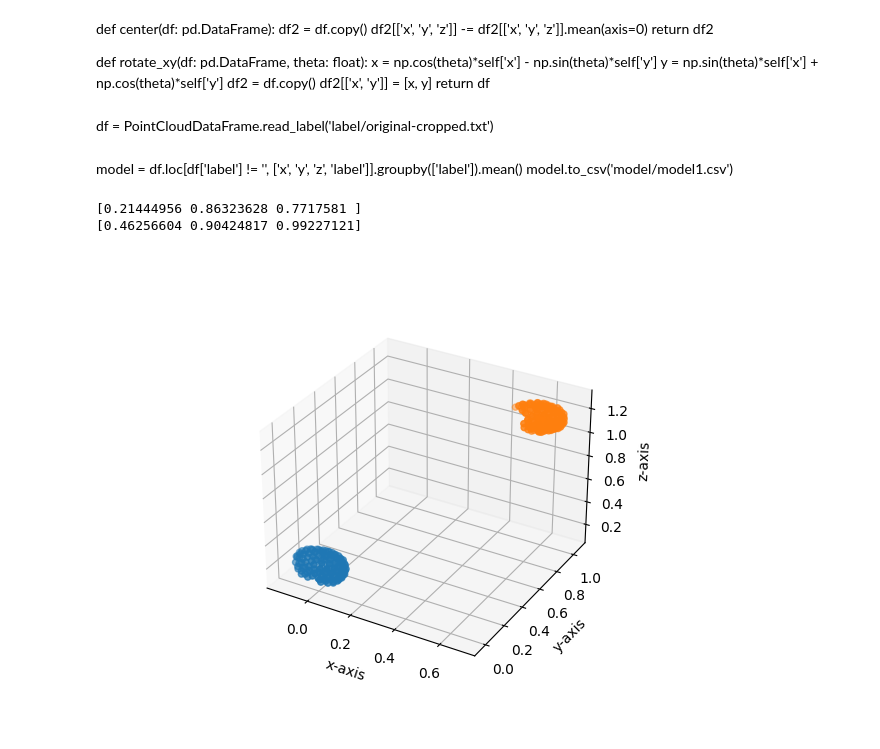
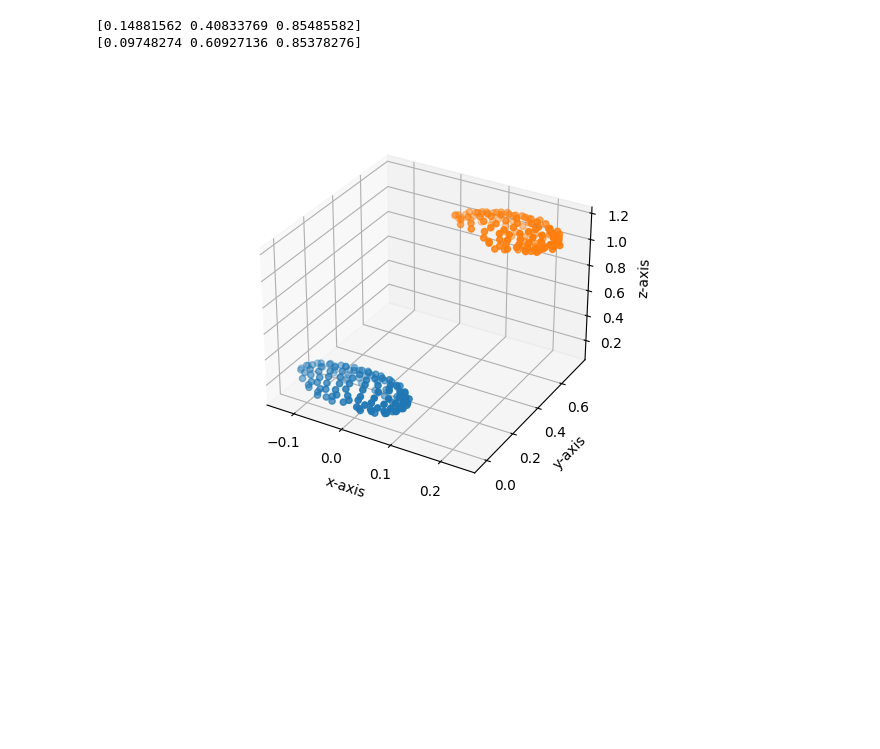
Before and after one commit to nmuscolino/CS495_EEG_Visualization, a Jupyter notebook: BackendCode/structure.ipynb, the cells around one changed output. Saved outputs shown, nothing was run; the diff lists cells and outputs as text; code cells hidden in the pictures; blank space fills up the shorter version.

```diff
--- a/BackendCode/structure.ipynb
+++ b/BackendCode/structure.ipynb
@@ -12,50 +13,34 @@ from itertools import count
 from PointCloudDataFrame import PointCloudDataFrame
-# %% [markdown]
-def center(df: pd.DataFrame):
-    df2 = df.copy()
-    df2[['x', 'y', 'z']] -= df2[['x', 'y', 'z']].mean(axis=0)
-    return df2
-
-def rotate_xy(df: pd.DataFrame, theta: float):
-    x = np.cos(theta)*self['x'] - np.sin(theta)*self['y']
-    y = np.sin(theta)*self['x'] + np.cos(theta)*self['y']
-    df2 = df.copy()
-    df2[['x', 'y']] = [x, y]
-    return df
-# %% [markdown]
-df = PointCloudDataFrame.read_label('label/original-cropped.txt')
-# %% [markdown]
-model = df.loc[df['label'] != '', ['x', 'y', 'z', 'label']].groupby(['label']).mean()
-model.to_csv('model/model1.csv')
 # %%
-fix = pd.read_csv('model/model1.csv', index_col='label').to_numpy()
+fix = pd.read_csv('model/model1.csv', index_col='label')
 # %%
 theta = np.random.rand(3)
 print(theta)
 offset = np.random.rand(3)
 print(offset)
 
-mov = Rotation.from_rotvec(theta).apply(fix)
-# mov = fix.copy()
-mov += offset
-mov += (np.random.rand(*mov.shape)-0.5)/250
+mov = fix.sample(frac=1, random_state=1)
+correct_labels = mov.index
+mov = Rotation.from_rotvec(theta).apply(mov) + offset
+mov += (np.random.rand(*mov.shape)-0.5)/100
+mov = pd.DataFrame(mov, columns=['x', 'y', 'z'])
 # %% [output]
-[0.21444956 0.86323628 0.7717581 ]
-[0.46256604 0.90424817 0.99227121]
+[0.14881562 0.40833769 0.85485582]
+[0.09748274 0.60927136 0.85378276]
 # %%
 fig = plt.figure()
 ax = plt.axes(projection='3d')
 
-ax.scatter(fix[:,0], fix[:,1], fix[:,2])
-ax.scatter(mov[:,0], mov[:,1], mov[:,2])
+ax.scatter(fix['x'], fix['y'], fix['z'])
+ax.scatter(mov['x'], mov['y'], mov['z'])
 
 ax.set_xlabel('x-axis')
 ax.set_ylabel('y-axis')
 ax.set_zlabel('z-axis')
 
 plt.show()
 # %% [output]
-[figure, old version]
+[figure, new version]
 # %%
 def tivs(array: np.ndarray):
     l = list()
```
Also changed, not shown: parts of 17 cells of this notebook, 5 other files.
